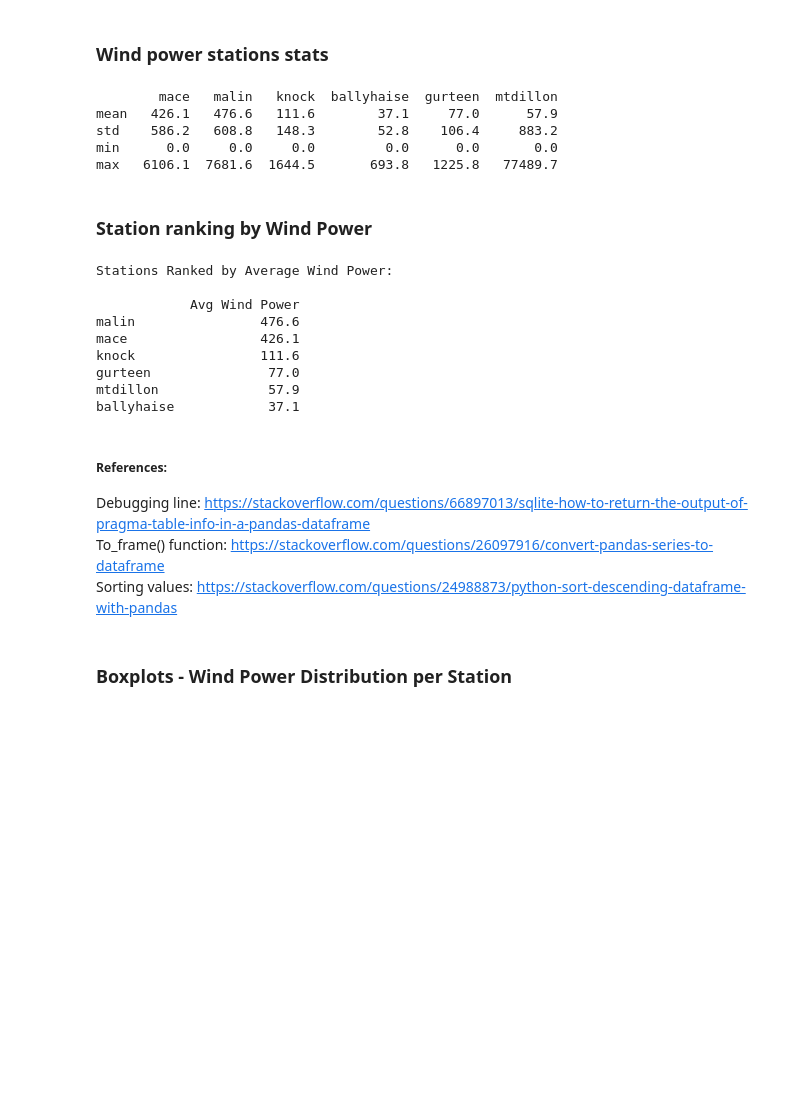
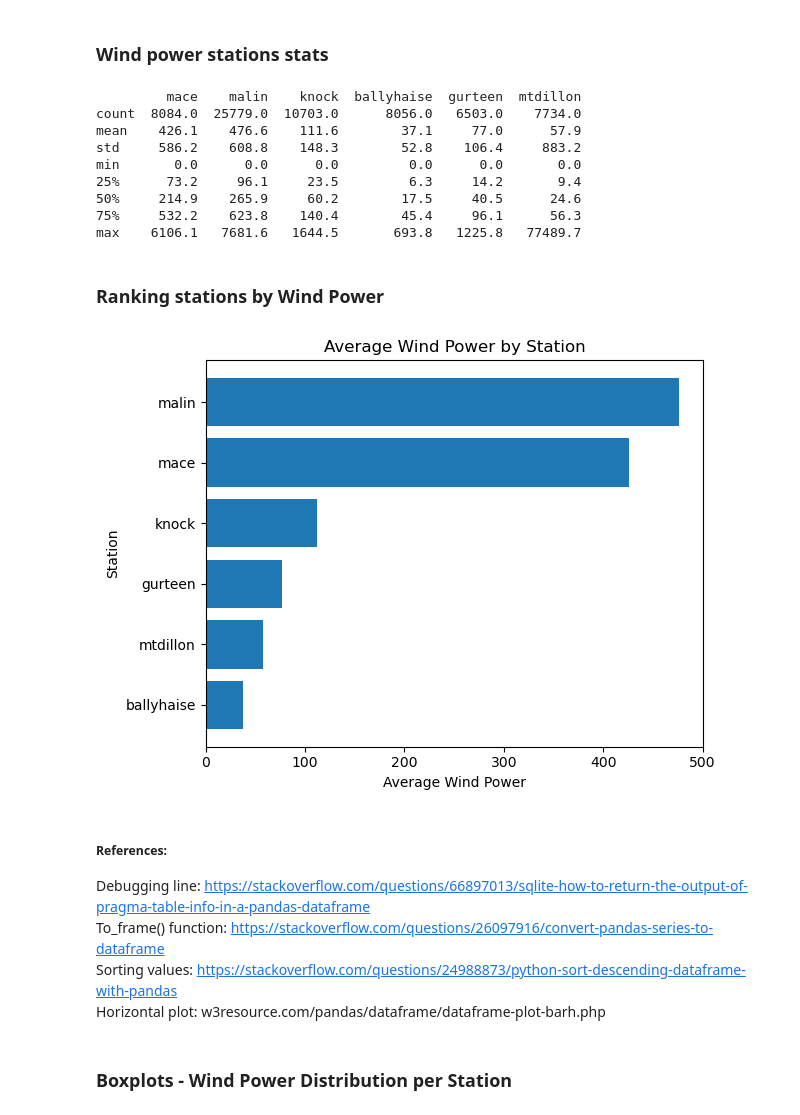
Before and after one commit to vanelyraa/programming-for-data-analytics, a Jupyter notebook: project/project.ipynb, the cells around one changed output. Cells and saved outputs as stored; diff of their text form; code cells hidden in the pictures; blank space fills up the shorter version.

```diff
--- a/project/project.ipynb
+++ b/project/project.ipynb
@@ -413,9 +415,9 @@ plt.show()
 # Dictionary to store wind power stats
 wdpw_stats = {}
 
-# Loop through stations, retrieving statistics using only relevant .describe() results
+# Loop through stations, retrieving statistics
 for key in all_stations:
-    wdpw_stats[key] = df_weather[key][["wind_power"]].describe().loc[["mean", "std", "min", "max"]]
+    wdpw_stats[key] = df_weather[key][["wind_power"]].describe()
 
 # Concatenating data side by side (axis=1) for better visualization, keys are column/station names
 wdpw_stats_all = pd.concat(wdpw_stats.values(), axis=1, keys=wdpw_stats.keys())
@@ -429,47 +431,45 @@ wdpw_stats_all = wdpw_stats_all.round(1)
 # Printing result
 print(wdpw_stats_all)
 # %% [output]
-        mace   malin   knock  ballyhaise  gurteen  mtdillon
-mean   426.1   476.6   111.6        37.1     77.0      57.9
-std    586.2   608.8   148.3        52.8    106.4     883.2
-min      0.0     0.0     0.0         0.0      0.0       0.0
-max   6106.1  7681.6  1644.5       693.8   1225.8   77489.7
+         mace    malin    knock  ballyhaise  gurteen  mtdillon
+count  8084.0  25779.0  10703.0      8056.0   6503.0    7734.0
+mean    426.1    476.6    111.6        37.1     77.0      57.9
+std     586.2    608.8    148.3        52.8    106.4     883.2
+min       0.0      0.0      0.0         0.0      0.0       0.0
+25%      73.2     96.1     23.5         6.3     14.2       9.4
+50%     214.9    265.9     60.2        17.5     40.5      24.6
+75%     532.2    623.8    140.4        45.4     96.1      56.3
+max    6106.1   7681.6   1644.5       693.8   1225.8   77489.7
 # %%
 # Debugging line, checking if calculated widspeed and wind power are in the database
 # pd.read_sql("PRAGMA table_info(mace_data);", conn)
 # %% [markdown]
-### Station ranking by Wind Power
+### Ranking stations by Wind Power
 # %%
 # Getting mean wind power from wdpw_stats_all
 avg_wdpw = wdpw_stats_all.loc["mean"]
 
 # Convert the Series to a DataFrame
 df_wdpw = avg_wdpw.to_frame(name="Avg Wind Power")
 
 # Sort stations from highest to lowest wind power
-df_wdpw = df_wdpw.sort_values("Avg Wind Power", ascending=False)
+df_wdpw = df_wdpw.sort_values("Avg Wind Power", ascending=True)
 
-# Round numbers and print
-print("Stations Ranked by Average Wind Power:\n")
-print(df_wdpw.round(2))
+# Plotting results, horizonatl plot
+plt.barh(df_wdpw.index, df_wdpw["Avg Wind Power"])
+plt.xlabel("Average Wind Power")
+plt.ylabel("Station")
+plt.title("Average Wind Power by Station")
+plt.show()
 # %% [output]
-Stations Ranked by Average Wind Power:
-
-            Avg Wind Power
-malin                476.6
-mace                 426.1
-knock                111.6
-gurteen               77.0
-mtdillon              57.9
-ballyhaise            37.1
+[figure, added]
 # %% [markdown]
 ##### References:
-
-
 
 Debugging line: https://stackoverflow.com/questions/66897013/sqlite-how-to-return-the-output-of-pragma-table-info-in-a-pandas-dataframe
 To_frame() function: https://stackoverflow.com/questions/26097916/convert-pandas-series-to-dataframe
 Sorting values: https://stackoverflow.com/questions/24988873/python-sort-descending-dataframe-with-pandas
+Horizontal plot: w3resource.com/pandas/dataframe/dataframe-plot-barh.php
 # %% [markdown]
 ### Boxplots - Wind Power Distribution per Station
 # %%
```
Also changed, not shown: parts of 23 cells of this notebook.
